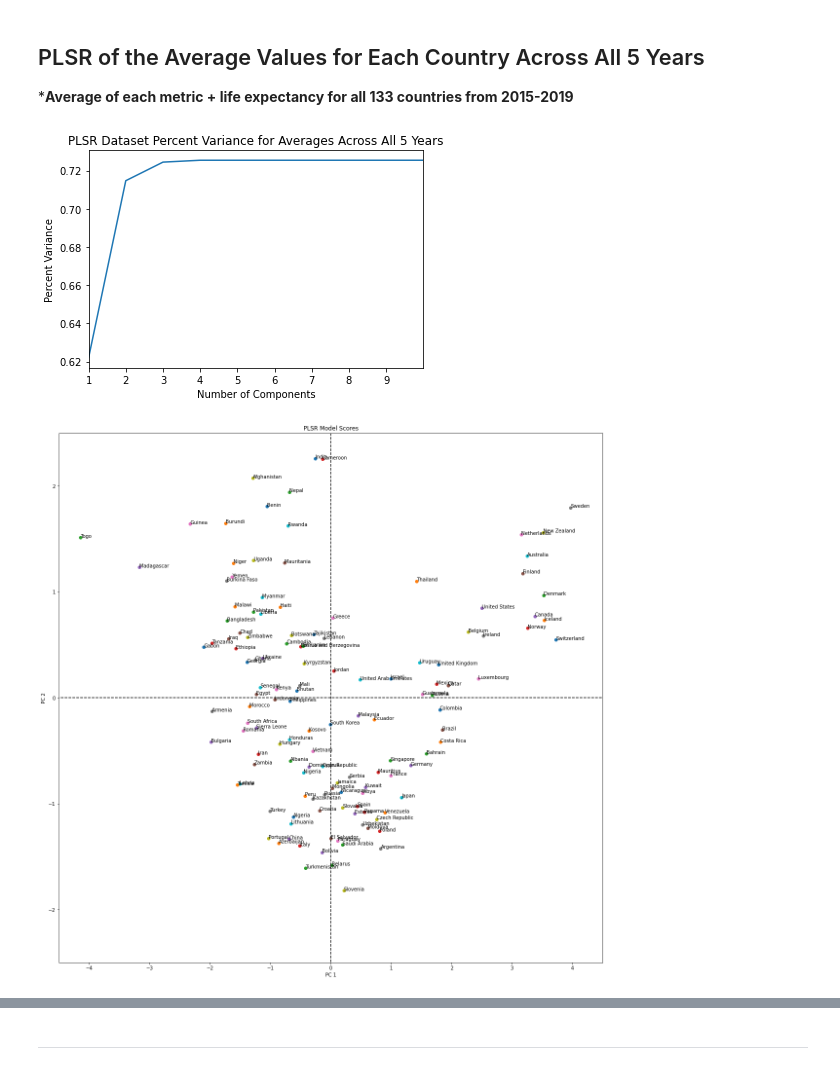
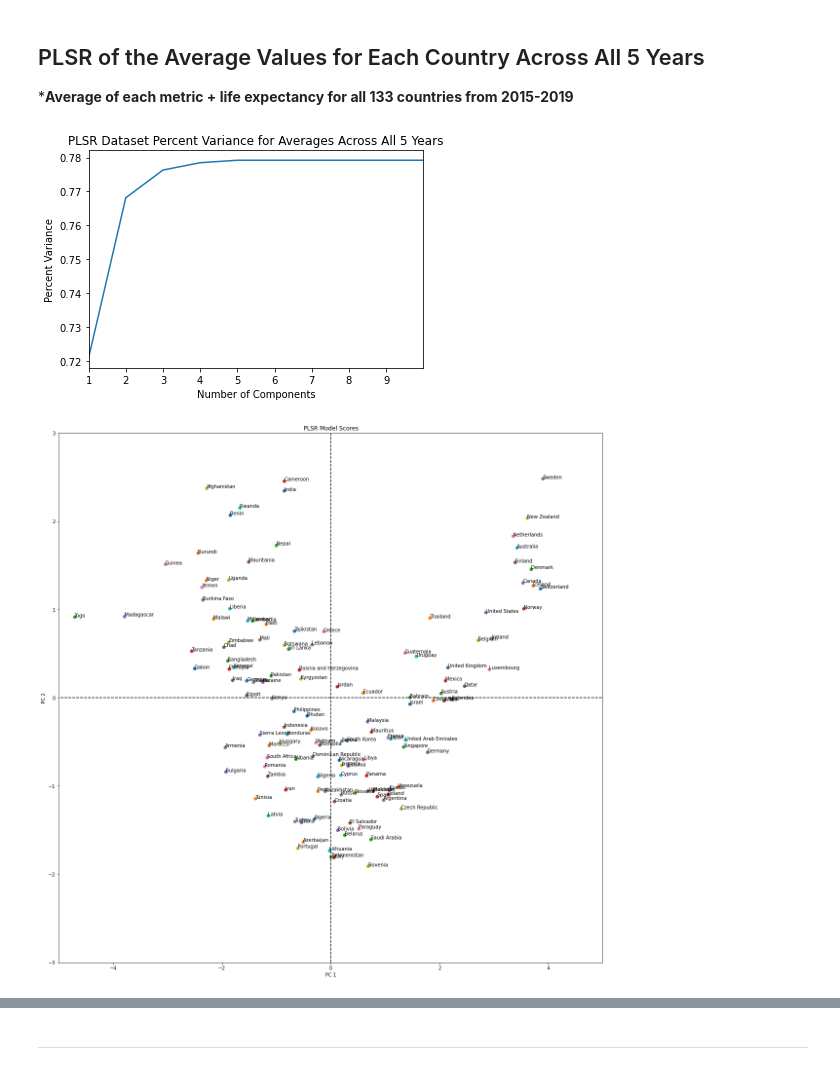
Before and after one commit to SourBob39/Happy_Planet_Analysis, a Jupyter notebook: Happiness-Metrics-for-Global-Life-Expectancy-Predictive-Analysis.ipynb, the cells around one changed output, grey strips where cells are left out. Cells and saved outputs as stored; diff of their text form; code cells hidden in the pictures.

```diff
--- a/Happiness-Metrics-for-Global-Life-Expectancy-Predictive-Analysis.ipynb
+++ b/Happiness-Metrics-for-Global-Life-Expectancy-Predictive-Analysis.ipynb
@@ -565,7 +565,7 @@ avgdfHLE = pd.DataFrame(avgHLE, index=dfHLE['Country'], columns=['Life Expectanc
 # 133 total countries in each dataframe
 Y_WHRHLEavg = pd.concat([avgdfWHR, avgdfHLE], axis=1)
 tempdfWHRavg = avgdfWHR.drop('Happiness Score', axis=1)
-Xavg = tempdfWHRavg.values[:, 1:]
+Xavg = tempdfWHRavg.values[:,:]
 Yavg = Y_WHRHLEavg[['Happiness Score', 'Life Expectancy']]
 r2yavg = np.zeros(133)
 
@@ -582,27 +582,27 @@ plt.ylabel('Percent Variance')
 plt.title('PLSR Dataset Percent Variance for Averages Across All 5 Years')
 plt.show()
 # %% [output]
-[figure, old version]
+[figure, new version]
 # %%
 xScoresavg = plsrModelavg.x_scores_
 yScoresavg = plsrModelavg.y_scores_
 plt.figure(figsize=(20,20))
 
 for i in range(0, 133):
     plt.scatter(xScoresavg[i, 0], xScoresavg[i, 1], label=dfWHR2015['Country'][i])
     plt.annotate(dfWHR2015['Country'][i], (xScoresavg[i,0], xScoresavg[i,1]))
 
 plt.plot([0,0], [-10, 10], linestyle='--', color='k')
 plt.plot([-10,10], [0,0], linestyle='--', color='k')
-plt.xlim(-4.5,4.5)
-plt.ylim(-2.5,2.5)
+plt.xlim(-5,5)
+plt.ylim(-3,3)
 plt.xlabel('PC 1')
 plt.ylabel('PC 2')
 plt.title('PLSR Model Scores')
 #plt.legend(bbox_to_anchor=(1.05,1.0), loc=2, prop={'size': 7}, ncol=4)
 plt.show()
 # %% [output]
-[figure, old version]
+[figure, new version]
 # %%
 xLoadavg = plsrModelavg.x_loadings_
 yLoadavg = plsrModelavg.y_loadings_
```
Also changed, not shown: parts of 7 cells of this notebook.
